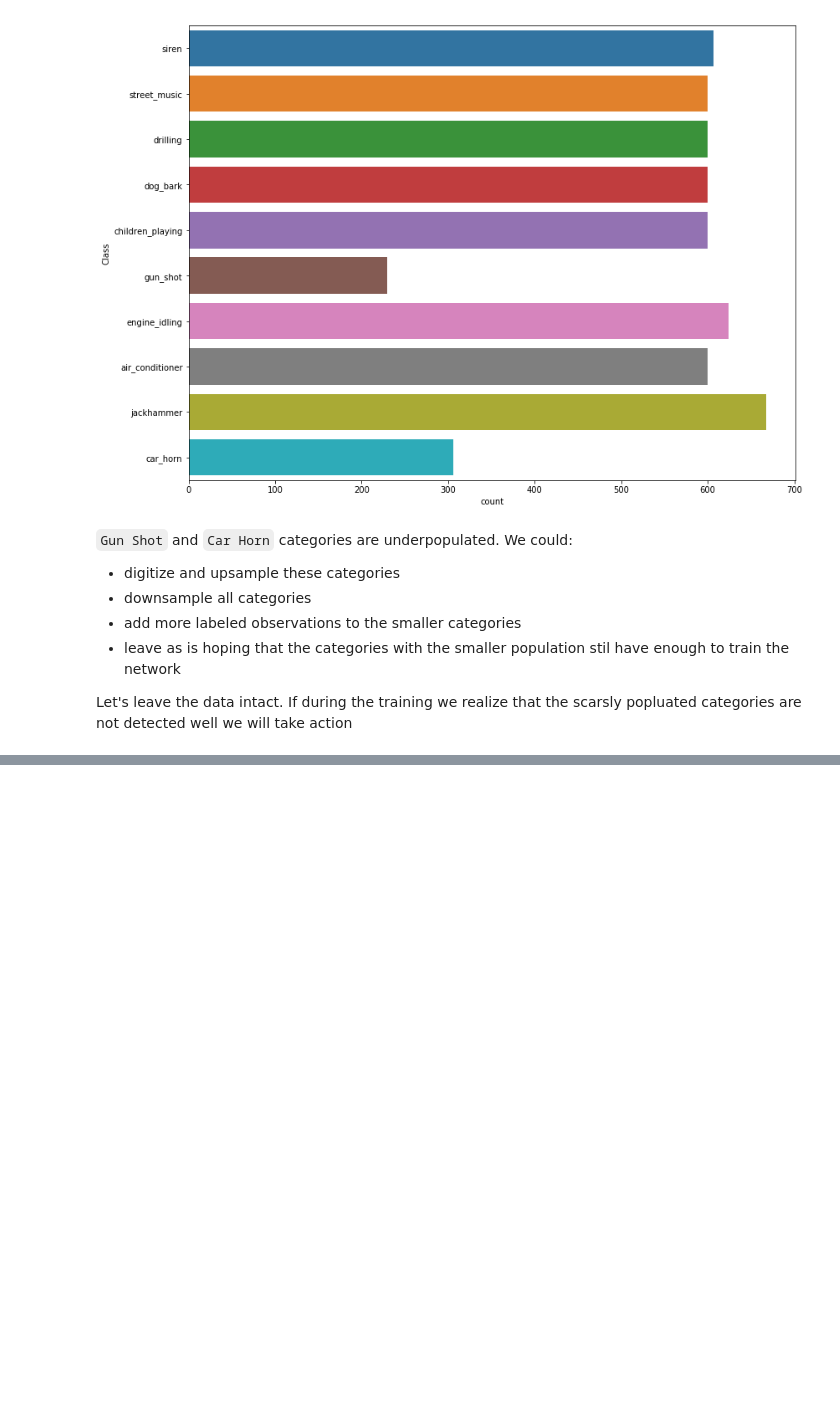
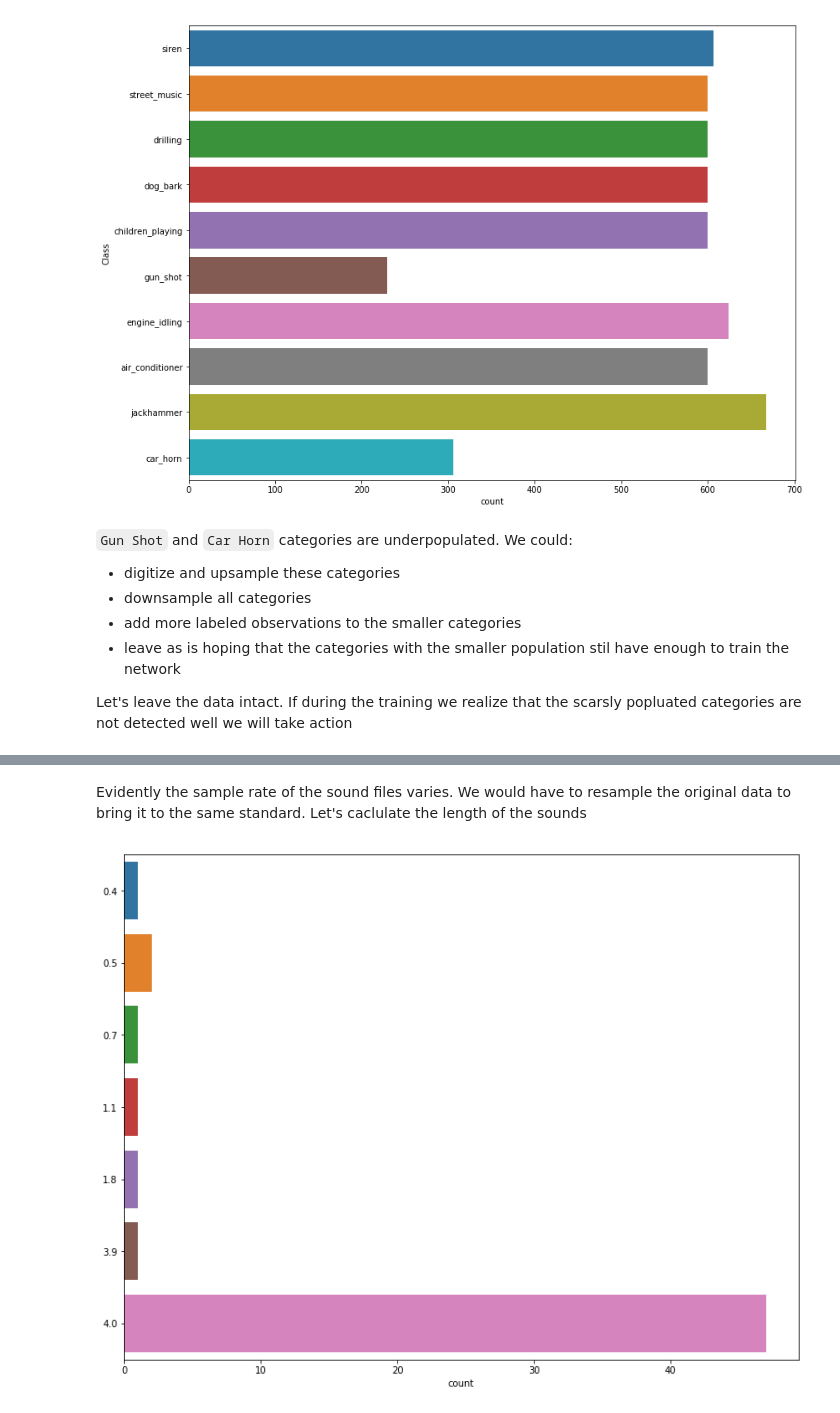
Before and after one commit to v2msLabs/ML1020-Course-Project, a Jupyter notebook: src/main.ipynb, the cells around one changed output, grey strips where cells are left out. Cells and saved outputs as stored; diff of their text form; code cells hidden in the pictures; blank space fills up the shorter version.

```diff
--- a/src/main.ipynb
+++ b/src/main.ipynb
@@ -92,0 +122,7 @@ Let's leave the data intact. If during the training we realize that the scarsly
+# %% [markdown]
+Evidently the sample rate of the sound files varies. We would have to resample the original data to bring it to the same standard. Let's caclulate the length of the sounds
+# %%
+plt.figure(figsize=(13,10))
+sns.countplot(y=round(sampleDf.Data.str.len()/sampleDf.SampleRate,1));
+# %% [output]
+[figure, added]
```
Also changed, not shown: parts of 13 cells of this notebook.
